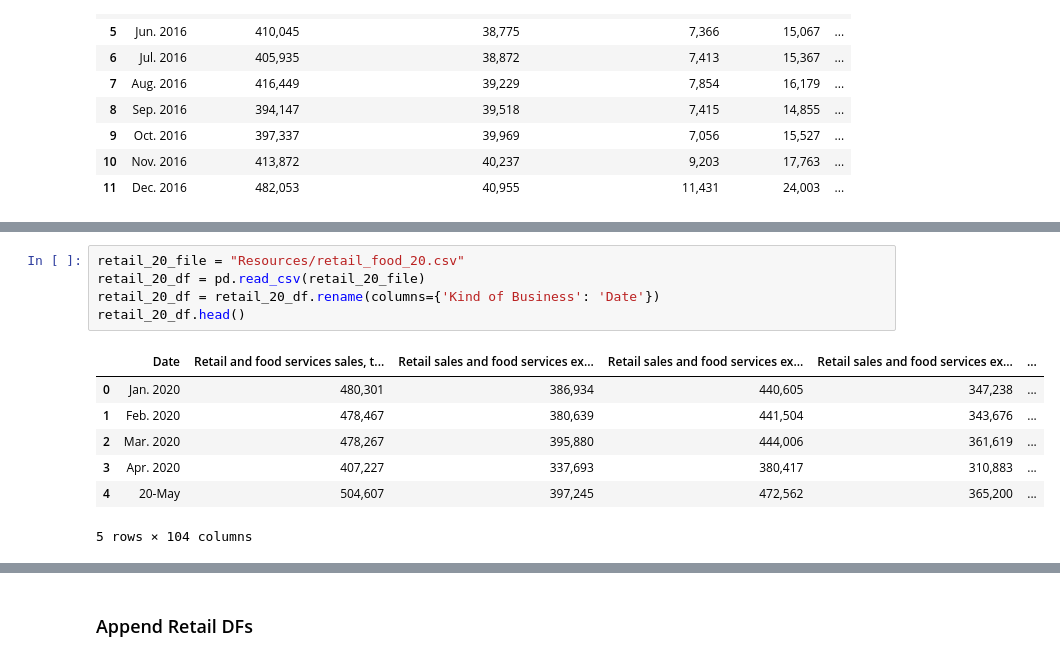
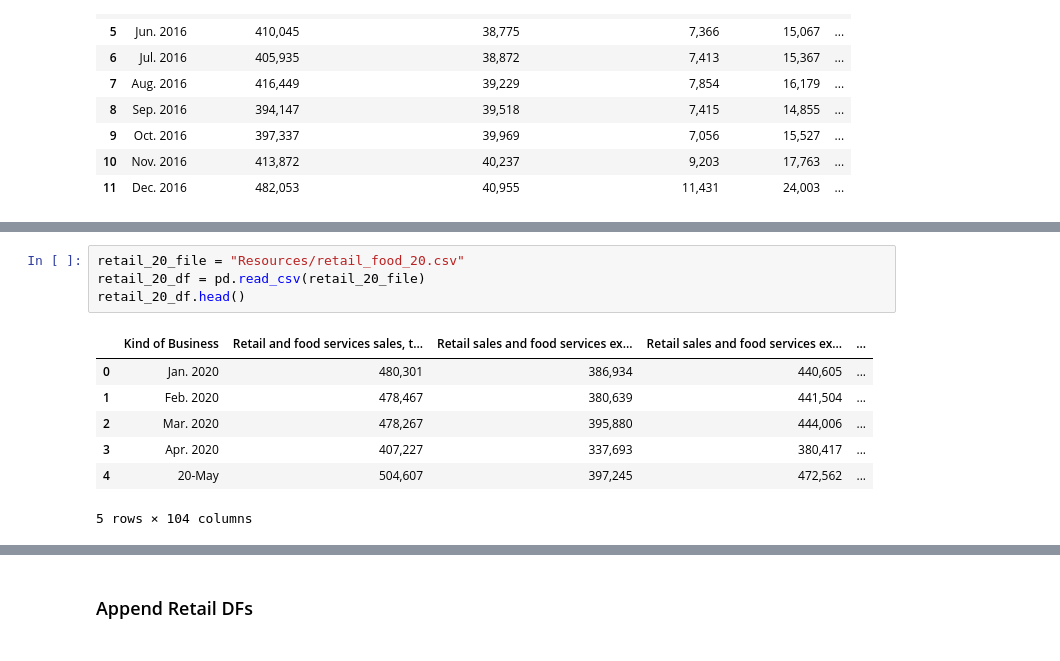
Before and after one commit to JordanJaner/ecommerce_social_media_ETL, a Jupyter notebook: appending.ipynb, the cells around one changed output, grey strips where cells are left out. Drawn from its saved outputs; the diff is of its cells as text.

```diff
--- a/appending.ipynb
+++ b/appending.ipynb
@@ -581,13 +611,12 @@ reduced_retail_19_df
 # %%
 retail_20_file = "Resources/retail_food_20.csv"
 retail_20_df = pd.read_csv(retail_20_file)
-retail_20_df = retail_20_df.rename(columns={'Kind of Business': 'Date'})
 retail_20_df.head()
 # %% [output]
-|  | Date | Retail and food services sales, t... | Retail sales and food services ex... | Retail sales and food services ex... | Retail sales and food services ex... | ... |
-| 0 | Jan. 2020 | 480,301 | 386,934 | 440,605 | 347,238 | ... |
-| 1 | Feb. 2020 | 478,467 | 380,639 | 441,504 | 343,676 | ... |
-| 2 | Mar. 2020 | 478,267 | 395,880 | 444,006 | 361,619 | ... |
-| 3 | Apr. 2020 | 407,227 | 337,693 | 380,417 | 310,883 | ... |
-| 4 | 20-May | 504,607 | 397,245 | 472,562 | 365,200 | ... |
+|  | Kind of Business | Retail and food services sales, t... | Retail sales and food services ex... | Retail sales and food services ex... | ... |
+| 0 | Jan. 2020 | 480,301 | 386,934 | 440,605 | ... |
+| 1 | Feb. 2020 | 478,467 | 380,639 | 441,504 | ... |
+| 2 | Mar. 2020 | 478,267 | 395,880 | 444,006 | ... |
+| 3 | Apr. 2020 | 407,227 | 337,693 | 380,417 | ... |
+| 4 | 20-May | 504,607 | 397,245 | 472,562 | ... |
 5 rows × 104 columns
```
Also changed, not shown: parts of 14 cells of this notebook, 4 other files.
